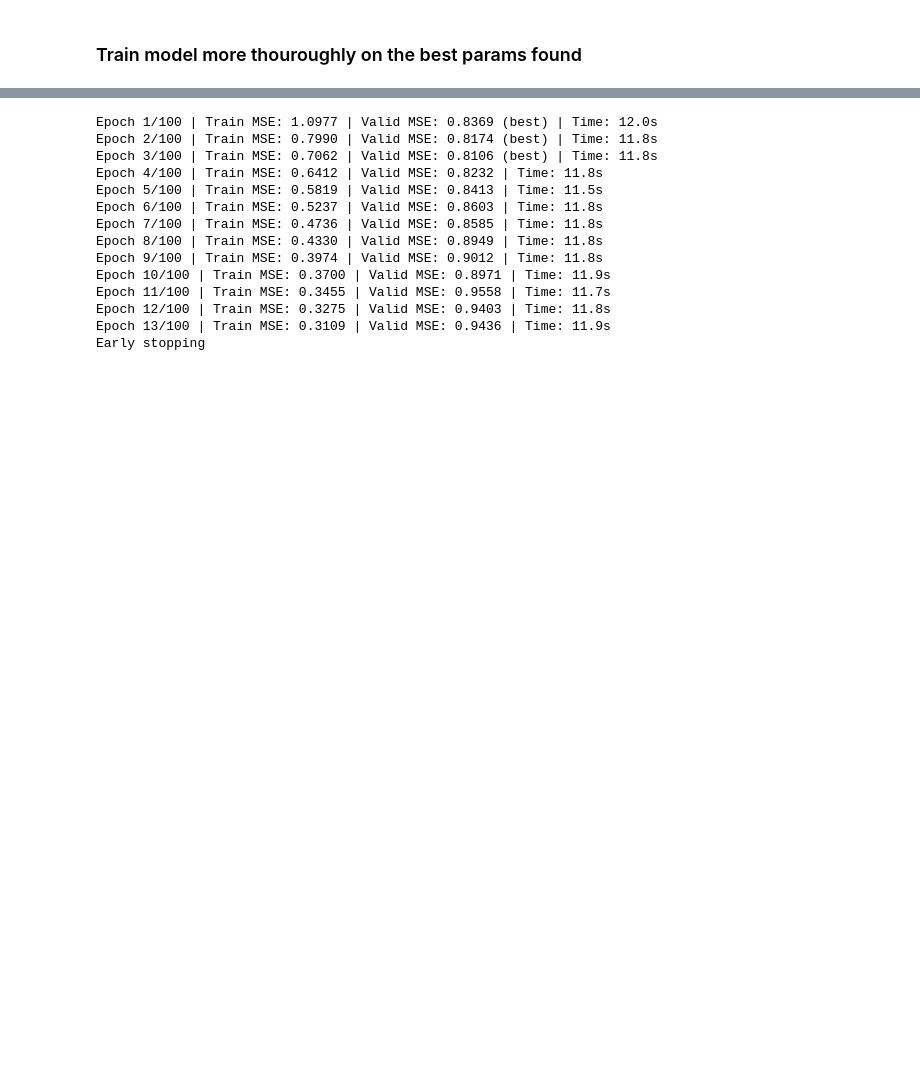
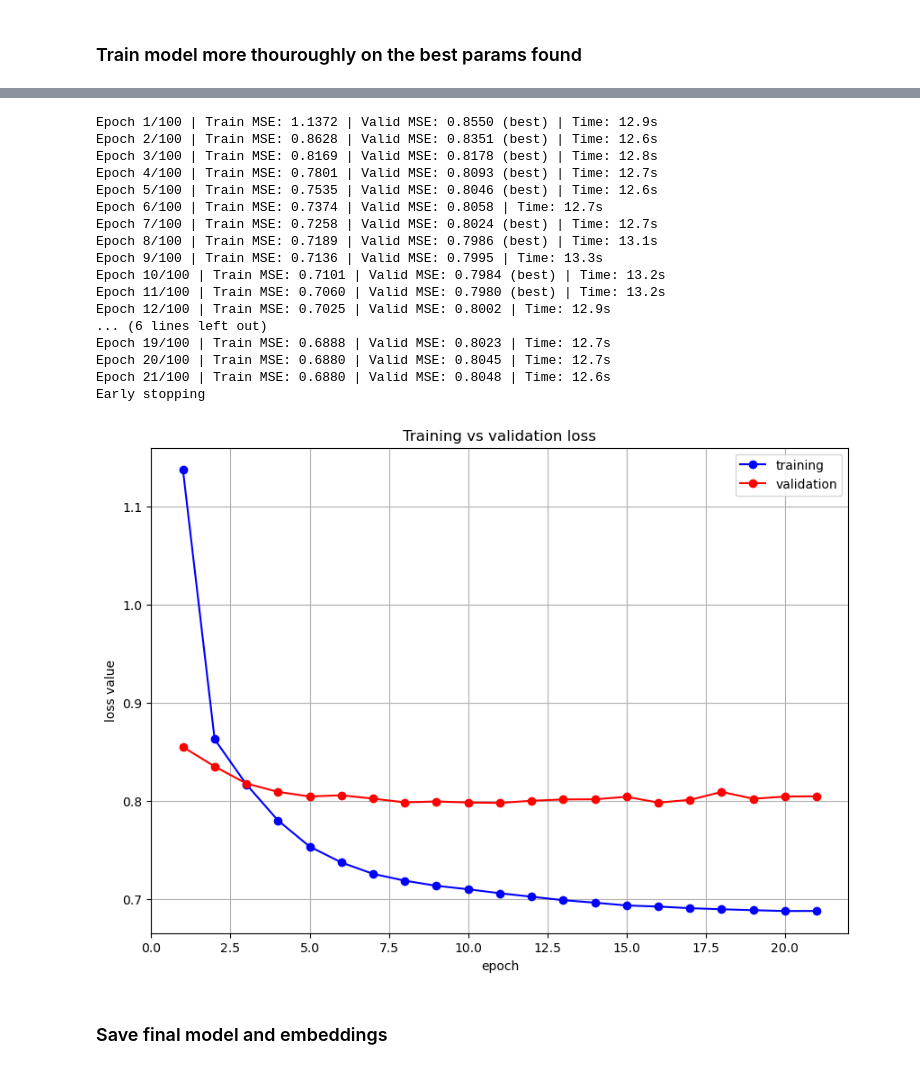
Before and after one commit to Fafer77/MovieRecommendator, a Jupyter notebook: movieRecommendator.ipynb, the cells around one changed output, grey strips where cells are left out. Drawn from its saved outputs; the diff is of its cells as text; code cells hidden in the pictures; blank space fills up the shorter version.

Commit message:
finished model training file, now find the best parameters and architecture

```diff
--- a/movieRecommendator.ipynb
+++ b/movieRecommendator.ipynb
@@ -81,30 +82,29 @@ test_loader = DataLoader(test_set, batch_size=BATCH_SIZE, pin_memory=True)
 Model architecture
 # %%
 class Recommender(nn.Module):
-    def __init__(self, n_users, n_movies, embedding_dim=32, dropout_rate=0.3):
+    def __init__(self, n_users, n_movies, embedding_dim=32, dropout_rate=0.4):
         super().__init__()
         self.user_embedding = nn.Embedding(n_users, embedding_dim)
         self.movie_embedding = nn.Embedding(n_movies, embedding_dim)
 
         self.mlp = nn.Sequential(
-            nn.Linear(embedding_dim * 2, 128),
-            nn.BatchNorm1d(128),
+            nn.Linear(embedding_dim * 2, 64),
+            nn.BatchNorm1d(64),
             nn.SiLU(),
             nn.Dropout(dropout_rate),
-            nn.Linear(128, 64),
+            nn.Linear(64, 32),
             nn.SiLU(),
             nn.Dropout(dropout_rate),
-            nn.Linear(64, 1)
+            nn.Linear(32, 1)
         )
 
-        self.user_embedding.weight.data.uniform_(0, 0.05)
-        self.movie_embedding.weight.data.uniform_(0, 0.05)
+        nn.init.xavier_uniform_(self.user_embedding.weight)
+        nn.init.xavier_uniform_(self.movie_embedding.weight)
 
     def forward(self, user, movie):
         user_vector = self.user_embedding(user)
         movie_vector = self.movie_embedding(movie)
         x = torch.cat([user_vector, movie_vector], dim=-1)
-
         return self.mlp(x).squeeze()
 # %%
 n_users = df['user_id'].nunique()
@@ -238,13 +238,13 @@ def train_with_early_stopping(model, optimizer, loss_fn, train_loader,
 
         if patience_counter >= patience:
             print("Early stopping")
-            model.load_state_dict(torch.load("best_model_tmp.pth"))
+            model.load_state_dict(torch.load("best_model_tmp.pth", weights_only=True))
             break
 
     return history
 # %%
 def plot_train_valid_loss(history):
-    epochs = range(1, len(history["train_losse"]) + 1)
+    epochs = range(1, len(history["train_losses"]) + 1)
     plt.figure(figsize=(10, 7))
     plt.plot(epochs, history["train_losses"], "bo-", label="training")
     plt.plot(epochs, history["valid_losses"], "ro-", label="validation")
@@ -268,11 +268,11 @@ Best embedding dimension: 16
 # %%
 final_recommender = Recommender(
     n_users, n_movies,
-    embedding_dim=64,
-    dropout_rate=0.3
+    embedding_dim=params["embedding_dim"],
+    dropout_rate=params["dropout"]
 ).to(device)
 
-optimizer = torch.optim.Adam(final_recommender.parameters(), lr=params["lr"])
+optimizer = torch.optim.Adam(final_recommender.parameters(), lr=params["lr"], weight_decay=1e-4)
 criterion = nn.MSELoss()
 # %%
 torch.manual_seed(42)
@@ -288,17 +288,26 @@ history = train_with_early_stopping(
     patience=10
 )
 # %% [output]
-Epoch 1/100 | Train MSE: 1.0977 | Valid MSE: 0.8369 (best) | Time: 12.0s
-Epoch 2/100 | Train MSE: 0.7990 | Valid MSE: 0.8174 (best) | Time: 11.8s
-Epoch 3/100 | Train MSE: 0.7062 | Valid MSE: 0.8106 (best) | Time: 11.8s
-Epoch 4/100 | Train MSE: 0.6412 | Valid MSE: 0.8232 | Time: 11.8s
-Epoch 5/100 | Train MSE: 0.5819 | Valid MSE: 0.8413 | Time: 11.5s
-Epoch 6/100 | Train MSE: 0.5237 | Valid MSE: 0.8603 | Time: 11.8s
-Epoch 7/100 | Train MSE: 0.4736 | Valid MSE: 0.8585 | Time: 11.8s
-Epoch 8/100 | Train MSE: 0.4330 | Valid MSE: 0.8949 | Time: 11.8s
-Epoch 9/100 | Train MSE: 0.3974 | Valid MSE: 0.9012 | Time: 11.8s
-Epoch 10/100 | Train MSE: 0.3700 | Valid MSE: 0.8971 | Time: 11.9s
-Epoch 11/100 | Train MSE: 0.3455 | Valid MSE: 0.9558 | Time: 11.7s
-Epoch 12/100 | Train MSE: 0.3275 | Valid MSE: 0.9403 | Time: 11.8s
-Epoch 13/100 | Train MSE: 0.3109 | Valid MSE: 0.9436 | Time: 11.9s
+Epoch 1/100 | Train MSE: 1.1372 | Valid MSE: 0.8550 (best) | Time: 12.9s
+Epoch 2/100 | Train MSE: 0.8628 | Valid MSE: 0.8351 (best) | Time: 12.6s
+Epoch 3/100 | Train MSE: 0.8169 | Valid MSE: 0.8178 (best) | Time: 12.8s
+Epoch 4/100 | Train MSE: 0.7801 | Valid MSE: 0.8093 (best) | Time: 12.7s
+Epoch 5/100 | Train MSE: 0.7535 | Valid MSE: 0.8046 (best) | Time: 12.6s
+Epoch 6/100 | Train MSE: 0.7374 | Valid MSE: 0.8058 | Time: 12.7s
+Epoch 7/100 | Train MSE: 0.7258 | Valid MSE: 0.8024 (best) | Time: 12.7s
+Epoch 8/100 | Train MSE: 0.7189 | Valid MSE: 0.7986 (best) | Time: 13.1s
+Epoch 9/100 | Train MSE: 0.7136 | Valid MSE: 0.7995 | Time: 13.3s
+Epoch 10/100 | Train MSE: 0.7101 | Valid MSE: 0.7984 (best) | Time: 13.2s
+Epoch 11/100 | Train MSE: 0.7060 | Valid MSE: 0.7980 (best) | Time: 13.2s
+Epoch 12/100 | Train MSE: 0.7025 | Valid MSE: 0.8002 | Time: 12.9s
+... (6 lines left out)
+Epoch 19/100 | Train MSE: 0.6888 | Valid MSE: 0.8023 | Time: 12.7s
+Epoch 20/100 | Train MSE: 0.6880 | Valid MSE: 0.8045 | Time: 12.7s
+Epoch 21/100 | Train MSE: 0.6880 | Valid MSE: 0.8048 | Time: 12.6s
 Early stopping
+# %%
+plot_train_valid_loss(history)
+# %% [output]
+[figure, added]
+# %% [markdown]
+### Save final model and embeddings
```
Also changed, not shown: parts of 5 cells of this notebook, 5 other files.
